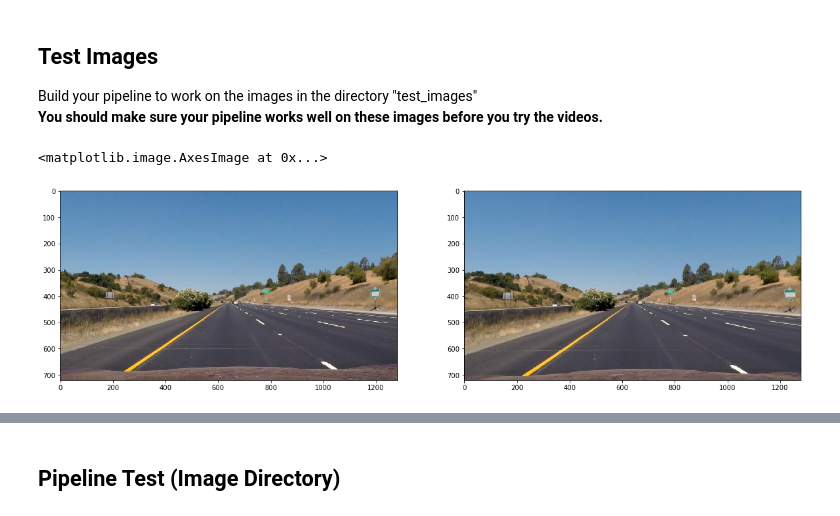
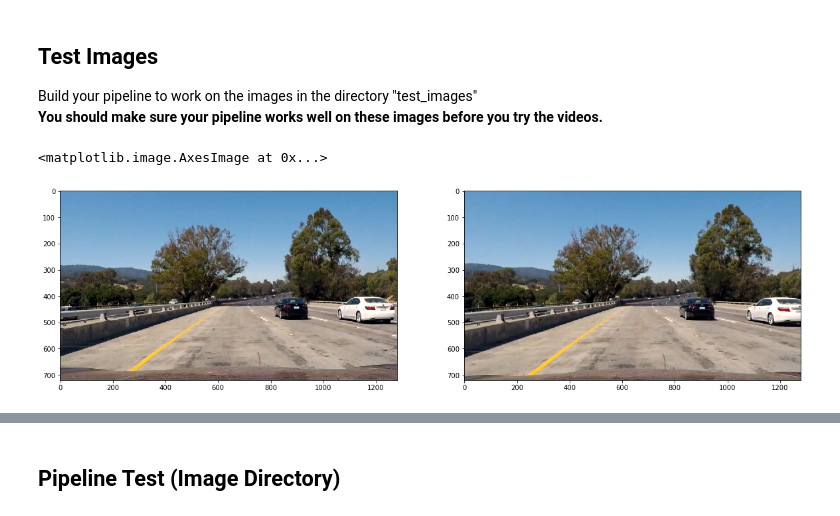
Before and after one commit to falreis/CarND-Advanced-Lane-Lines, a Jupyter notebook: code.ipynb, the cells around one changed output, grey strips where cells are left out. Cells and saved outputs as stored; diff of their text form; code cells hidden in the pictures.

```diff
--- a/code.ipynb
+++ b/code.ipynb
@@ -841,17 +838,17 @@ calibration18.jpg
 Build your pipeline to work on the images in the directory "test_images"
 **You should make sure your pipeline works well on these images before you try the videos.**
 # %%
-original_img = mpimg.imread('test_images/straight_lines1.jpg')
+original_img = mpimg.imread('test_images/sec39.jpg')
 
 #undistort image
 image = cv2.undistort(original_img, mtx, dist, None, mtx)
 
 f, (ax1, ax2) = plt.subplots(1, 2, figsize=(20,20))
 ax1.imshow(original_img)
 ax2.imshow(image)
 # %% [output]
 <matplotlib.image.AxesImage at 0x...>
-[figure, old version]
+[figure, new version]
 # %%
 #warp original image
 warp_orig = warp_transform(image)
```
Also changed, not shown: parts of 22 cells of this notebook, 25 other files.
